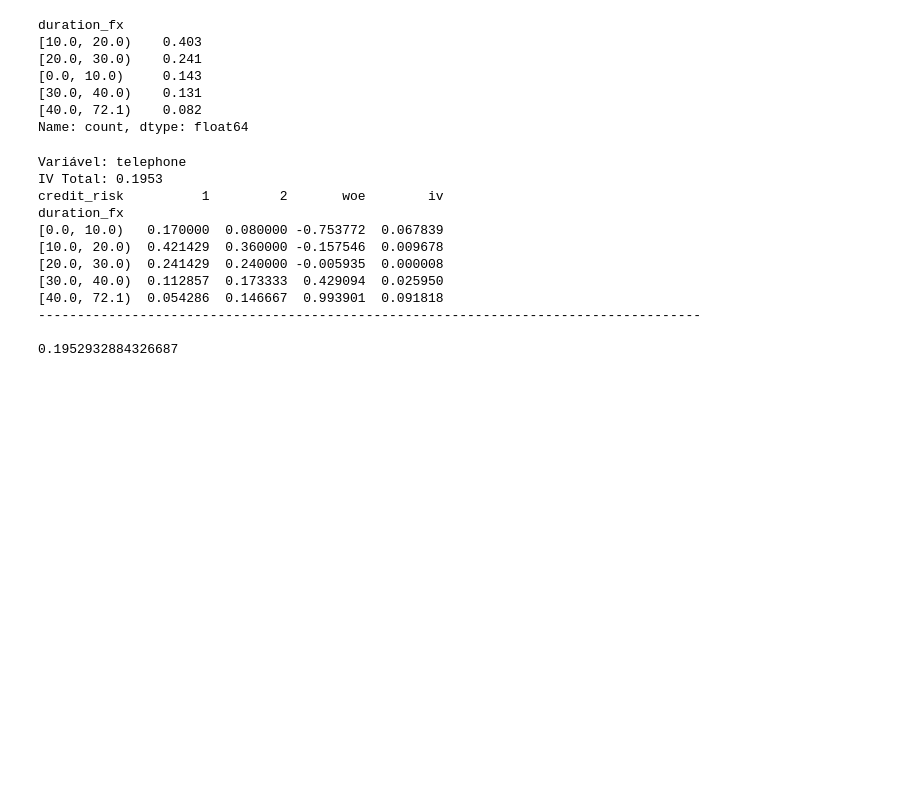
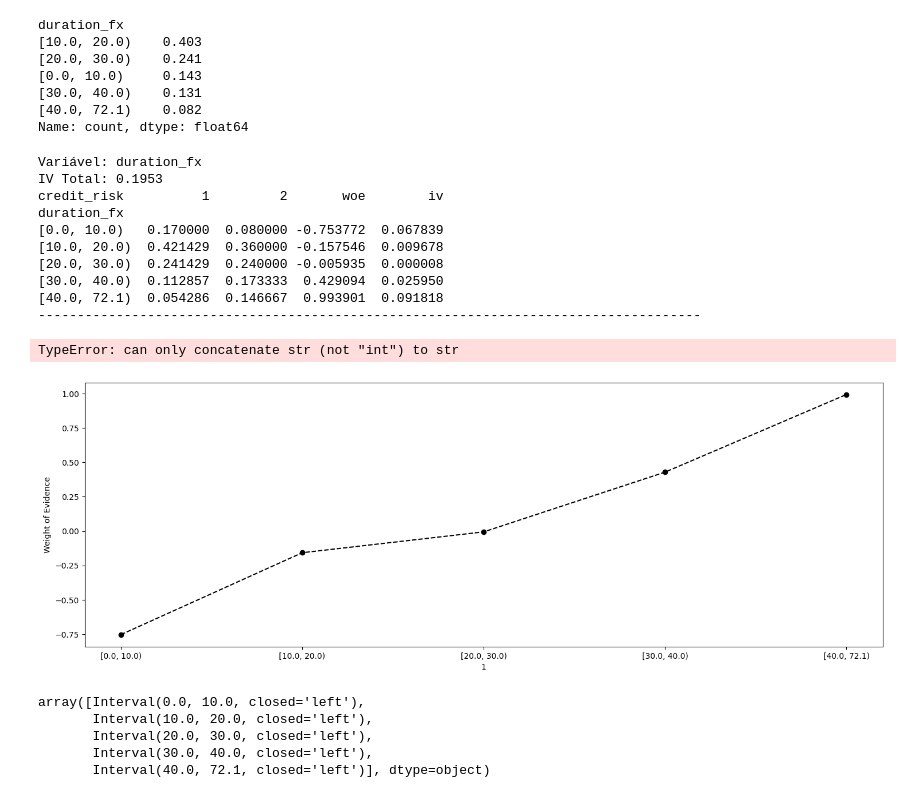
Before and after one commit to maylonleoncio/Credit-Risk, a Jupyter notebook: analysis_risk.ipynb, the cells around one changed output. Drawn from its saved outputs; the diff is of its cells as text; code cells hidden in the pictures; blank space fills up the shorter version.

```diff
--- a/analysis_risk.ipynb
+++ b/analysis_risk.ipynb
@@ -336,27 +332,47 @@ duration_fx
 [30.0, 40.0)    0.131
 [40.0, 72.1)    0.082
 Name: count, dtype: float64
+# %%
+def plot_by_woe(df_woe, rotation_of_x_axis_labels = 0):
+    x = np.array(df_woe.index.astype(str))
+    y = df_woe['woe']
+    plt.figure(figsize=(18, 6))
+    plt.plot(x, y, marker='o', linestyle='--', color='k')
+    plt.xlabel(df_woe.columns[0])
+    plt.ylabel('Weight of Evidence')
+    plt.title(str('Weight of Evidence by ' + df_woe.columns[0]))
+    plt.xticks(rotation = rotation_of_x_axis_labels)
 # %%
 df_woe_iv = (pd.crosstab(credit['duration_fx'], credit['credit_risk'], normalize='columns')
                  .assign(woe=lambda dfx: np.log(dfx[2] / dfx[1]))
                  .assign(iv=lambda dfx: (dfx[2] - dfx[1]) * dfx['woe']))
 
 iv_total = df_woe_iv['iv'].sum()
 
-print(f"Variável: {i}")
+print(f"Variável: {'duration_fx'}")
 print(f"IV Total: {iv_total:.4f}")
 print(df_woe_iv)
 print('-------------------------------------------------------------------------------------\n')
+
+plot_by_woe(df_woe_iv)
 # %% [output]
-Variável: telephone
+Variável: duration_fx
 IV Total: 0.1953
 credit_risk          1         2       woe        iv
 duration_fx
 [0.0, 10.0)   0.170000  0.080000 -0.753772  0.067839
 [10.0, 20.0)  0.421429  0.360000 -0.157546  0.009678
 [20.0, 30.0)  0.241429  0.240000 -0.005935  0.000008
 [30.0, 40.0)  0.112857  0.173333  0.429094  0.025950
 [40.0, 72.1)  0.054286  0.146667  0.993901  0.091818
 -------------------------------------------------------------------------------------
-
-0.1952932884326687
+TypeError: can only concatenate str (not "int") to str
+[figure, added]
+# %%
+np.array(df_woe_iv.index.tolist())
+# %% [output]
+array([Interval(0.0, 10.0, closed='left'),
+       Interval(10.0, 20.0, closed='left'),
+       Interval(20.0, 30.0, closed='left'),
+       Interval(30.0, 40.0, closed='left'),
+       Interval(40.0, 72.1, closed='left')], dtype=object)
```
Also changed, not shown: parts of 14 cells of this notebook.
